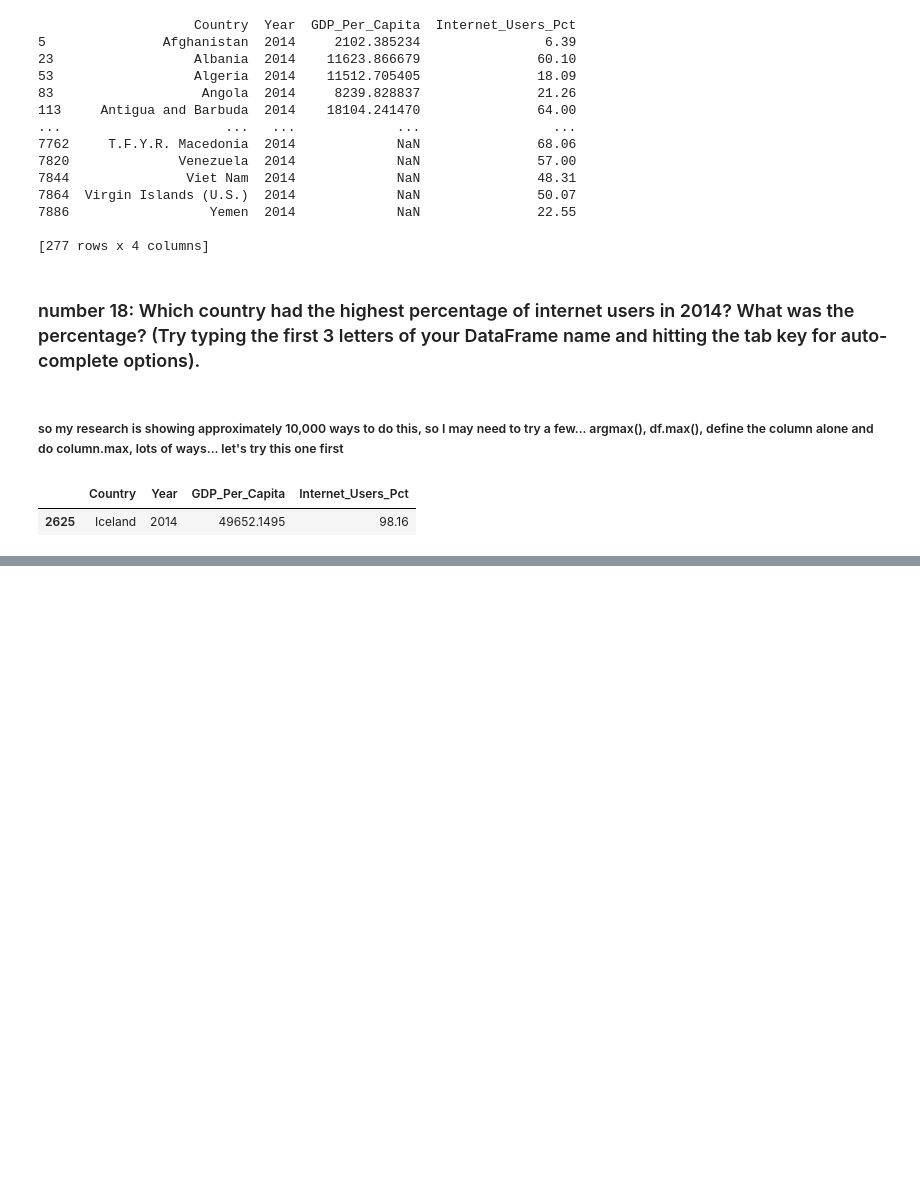
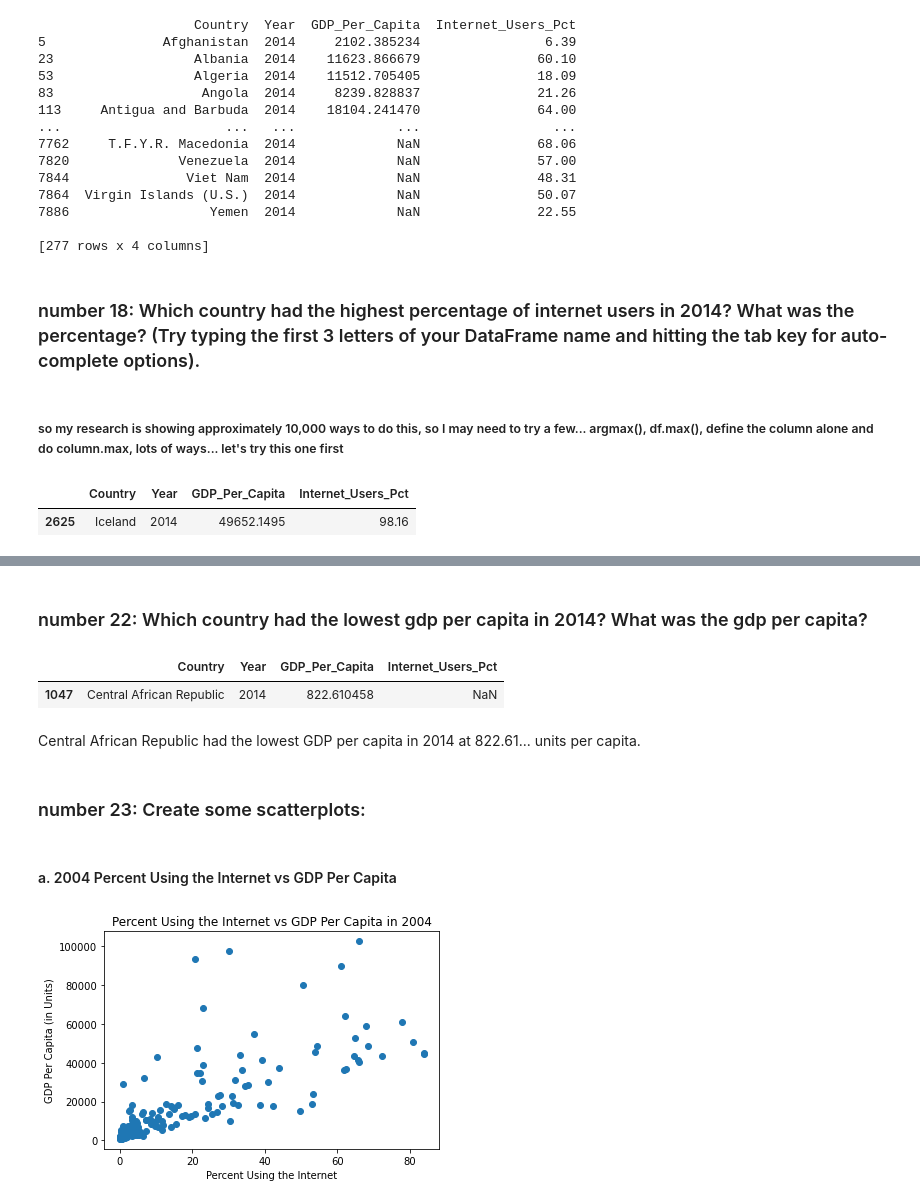
Before and after one commit to NSS-Data-Analytics-Cohort-6/gdp-and-internet-usage-atinglis314, a Jupyter notebook: notebooks/gdp_and_internet_usage_script.ipynb, the cells around one changed output, grey strips where cells are left out. Cells and saved outputs as stored; diff of their text form; code cells hidden in the pictures; blank space fills up the shorter version.

```diff
--- a/notebooks/gdp_and_internet_usage_script.ipynb
+++ b/notebooks/gdp_and_internet_usage_script.ipynb
@@ -435,0 +486,24 @@ I want to do more research and find other ways to do this to make sure this answ
+# %% [markdown]
+### number 22: Which country had the lowest gdp per capita in 2014? What was the gdp per capita?
+# %%
+df_2014[df_2014['GDP_Per_Capita']==df_2014['GDP_Per_Capita'].min()]
+# %% [output]
+|  | Country | Year | GDP_Per_Capita | Internet_Users_Pct |
+| 1047 | Central African Republic | 2014 | 822.610458 | NaN |
+# %% [markdown]
+Central African Republic had the lowest GDP per capita in 2014 at 822.61... units per capita.
+# %% [markdown]
+### number 23: Create some scatterplots:
+# %% [markdown]
+#### a. 2004 Percent Using the Internet vs GDP Per Capita
+# %%
+xlab = 'Percent Using the Internet'
+ylab = 'GDP Per Capita (in Units)'
+title2004 = 'Percent Using the Internet vs GDP Per Capita in 2004'
+plt.scatter(df_2004['Internet_Users_Pct'],df_2004['GDP_Per_Capita'])
+plt.xlabel(xlab)
+plt.ylabel(ylab)
+plt.title(title2004)
+plt.show()
+# %% [output]
+[figure, added]
```
Also changed, not shown: parts of 28 cells of this notebook.
